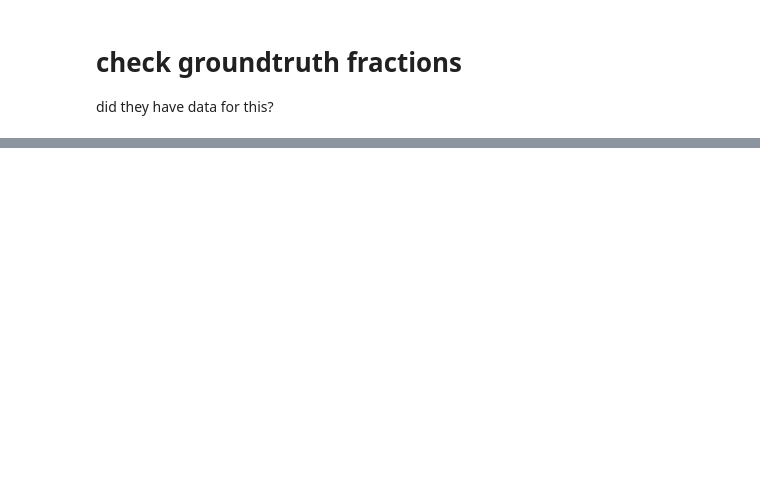
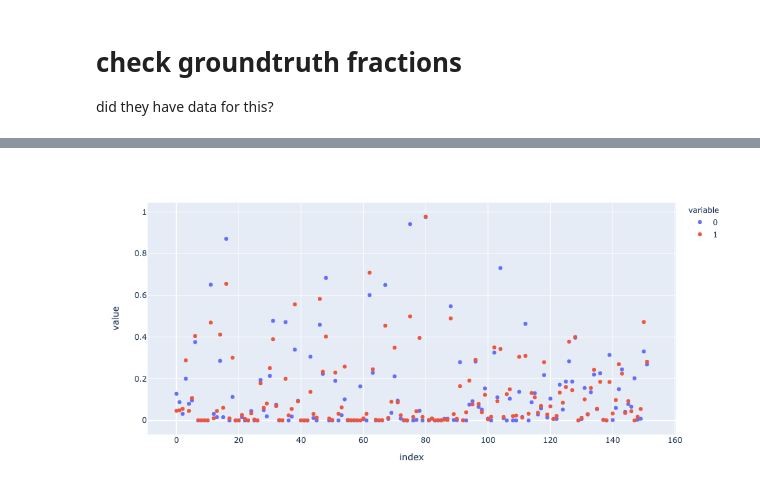
Before and after one commit to davidliu-lab/deconv, a Jupyter notebook: Tut 1 - melanoma tirosh.ipynb, the cells around one changed output, grey strips where cells are left out. Saved outputs shown, nothing was run; the diff lists cells and outputs as text; code cells hidden in the pictures; blank space fills up the shorter version.

Commit message:
add groundtruth vs csx

```diff
--- a/Tut 1 - melanoma tirosh.ipynb
+++ b/Tut 1 - melanoma tirosh.ipynb
@@ -276,3 +169,14 @@ inferred_fractions
 # check groundtruth fractions
 
 did they have data for this?
+# %%
+path = "/mnt/buckets/liulab/csx_example_files/groundtruth_Melanoma_Tirosh_et_al_SuppFig3b-d.txt"
+print(path)
+
+gt_fractions = pd.read_csv(
+    path,
+    sep='\t',
+    index_col=0
+)
+
+gt_fractions
@@ -278,0 +224,6 @@ did they have data for this?
+# %%
+gt_fractions_stacked = gt_fractions.stack()
+gt_fractions_stacked.rename('proportion', inplace=True)
+gt_fractions_stacked.index.set_names('Mixture', level=0, inplace=True)
+gt_fractions_stacked.index.set_names('cell_type', level=1, inplace=True)
+gt_fractions_stacked
@@ -278,0 +244,5 @@ did they have data for this?
+# %%
+inferred_fractions_stacked = inferred_fractions[gt_fractions.columns].stack()
+inferred_fractions_stacked.rename('proportion', inplace=True)
+inferred_fractions_stacked.index.set_names('cell_type', level=1, inplace=True)
+inferred_fractions_stacked
@@ -278,0 +263,6 @@ did they have data for this?
+# %%
+inferred_and_truth = pd.merge(gt_fractions_stacked, inferred_fractions_stacked, left_index=True, right_index=True)
+# %%
+px.scatter(inferred_and_truth.values)
+# %% [output]
+[figure, added]
```
Also changed, not shown: parts of 23 cells of this notebook.
